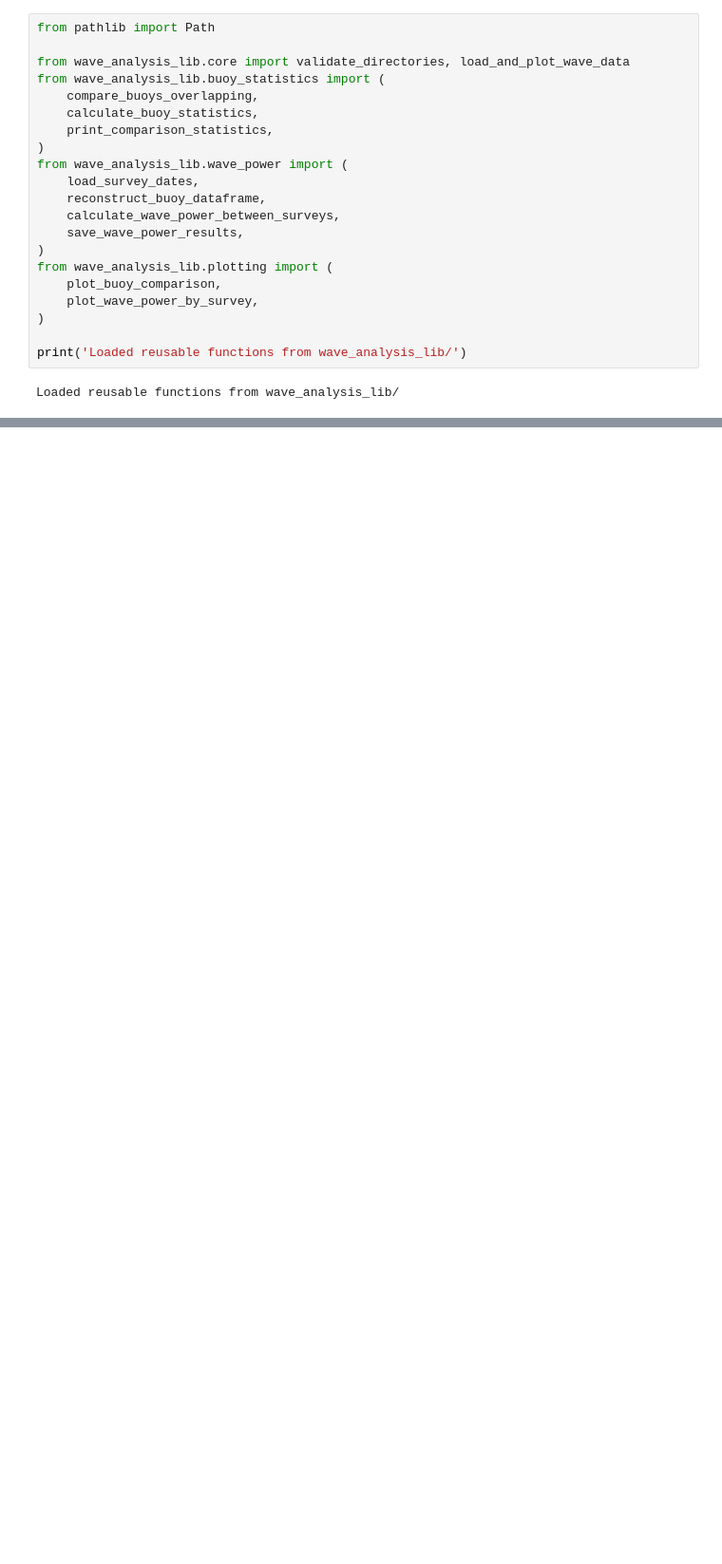
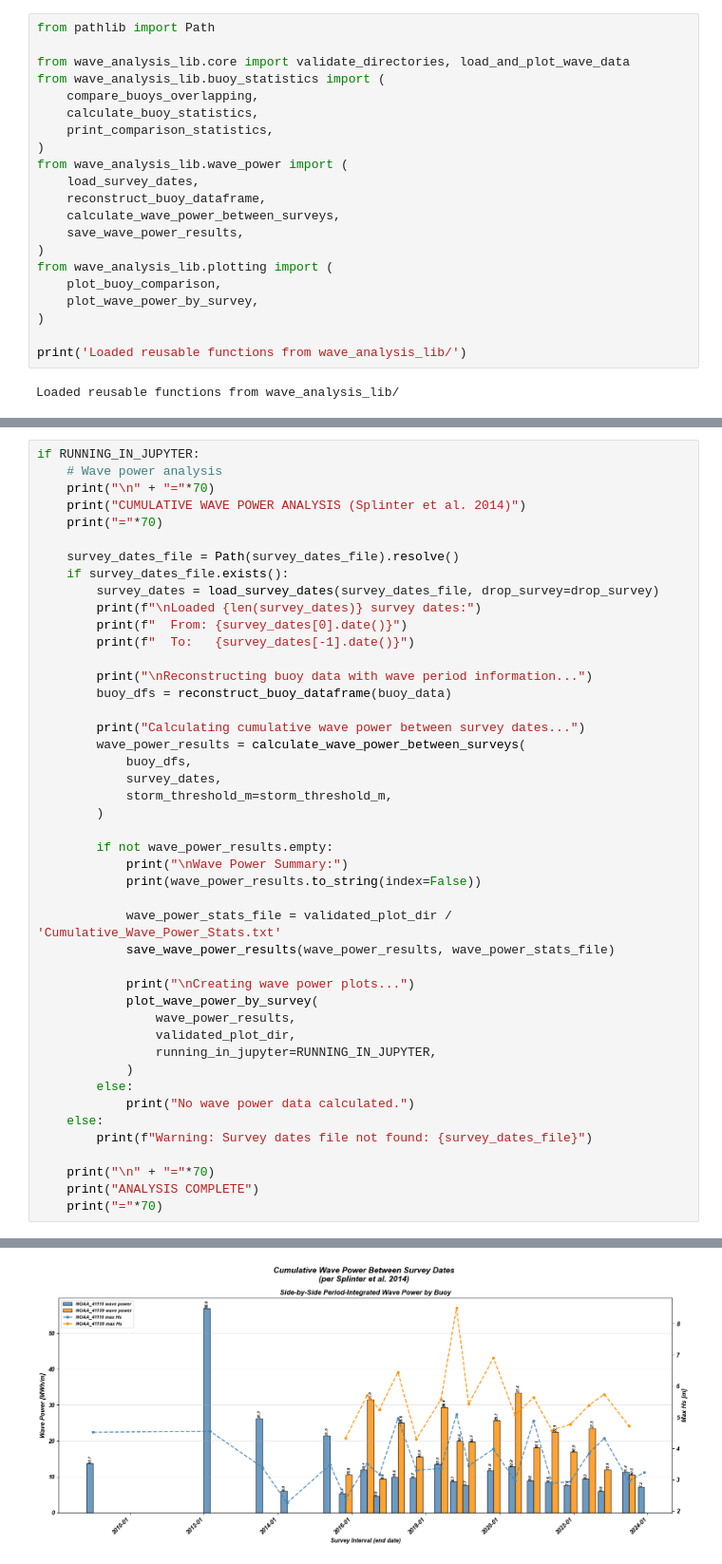
Before and after one commit to sgpearson17/bathy2strat, a Jupyter notebook: code/plotWaveData_NOAA.ipynb, the cells around one changed output, grey strips where cells are left out. Shown at 95% size. Cells and saved outputs as stored; diff of their text form; blank space fills up the shorter version.

```diff
--- a/code/plotWaveData_NOAA.ipynb
+++ b/code/plotWaveData_NOAA.ipynb
@@ -192,0 +141,46 @@ ANALYSIS COMPLETE
+# %%
+if RUNNING_IN_JUPYTER:
+    # Wave power analysis
+    print("\n" + "="*70)
+    print("CUMULATIVE WAVE POWER ANALYSIS (Splinter et al. 2014)")
+    print("="*70)
+
+    survey_dates_file = Path(survey_dates_file).resolve()
+    if survey_dates_file.exists():
+        survey_dates = load_survey_dates(survey_dates_file, drop_survey=drop_survey)
+        print(f"\nLoaded {len(survey_dates)} survey dates:")
+        print(f"  From: {survey_dates[0].date()}")
+        print(f"  To:   {survey_dates[-1].date()}")
+
+        print("\nReconstructing buoy data with wave period information...")
+        buoy_dfs = reconstruct_buoy_dataframe(buoy_data)
+
+        print("Calculating cumulative wave power between survey dates...")
+        wave_power_results = calculate_wave_power_between_surveys(
+            buoy_dfs,
+            survey_dates,
+            storm_threshold_m=storm_threshold_m,
+        )
+
+        if not wave_power_results.empty:
+            print("\nWave Power Summary:")
+            print(wave_power_results.to_string(index=False))
+
+            wave_power_stats_file = validated_plot_dir / 'Cumulative_Wave_Power_Stats.txt'
+            save_wave_power_results(wave_power_results, wave_power_stats_file)
+
+            print("\nCreating wave power plots...")
+            plot_wave_power_by_survey(
+                wave_power_results,
+                validated_plot_dir,
+                running_in_jupyter=RUNNING_IN_JUPYTER,
+            )
+        else:
+            print("No wave power data calculated.")
+    else:
+        print(f"Warning: Survey dates file not found: {survey_dates_file}")
+
+    print("\n" + "="*70)
+    print("ANALYSIS COMPLETE")
+    print("="*70)
+# %% [output]
@@ -192,0 +204 @@ ANALYSIS COMPLETE
+[figure, added]
```
Also changed, not shown: parts of 3 cells of this notebook, 12 other files.
